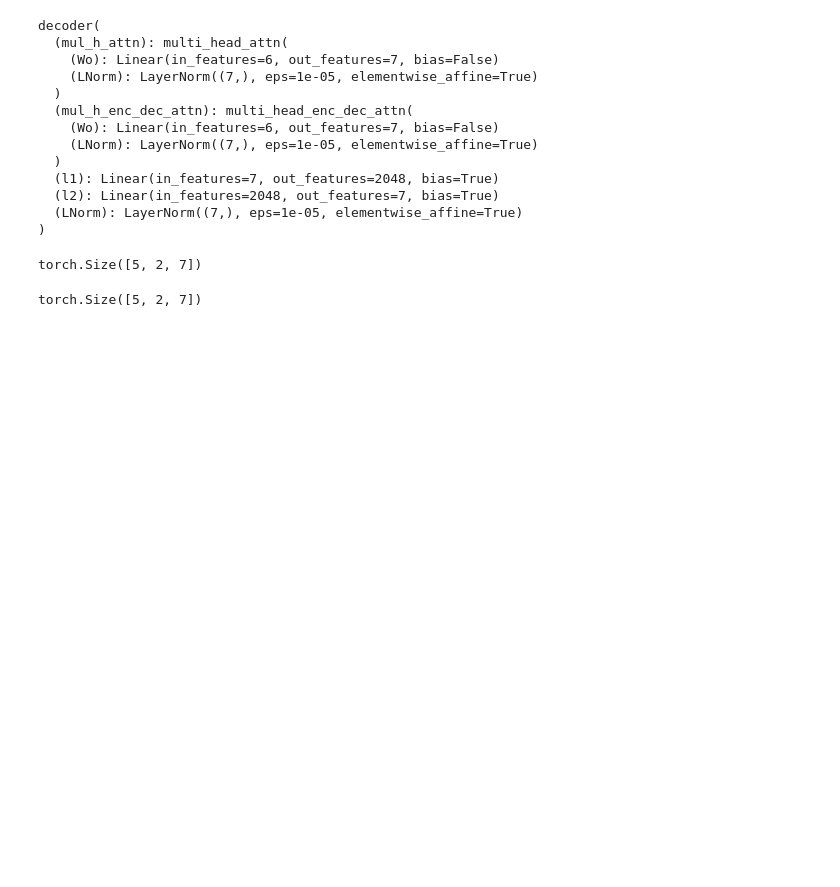
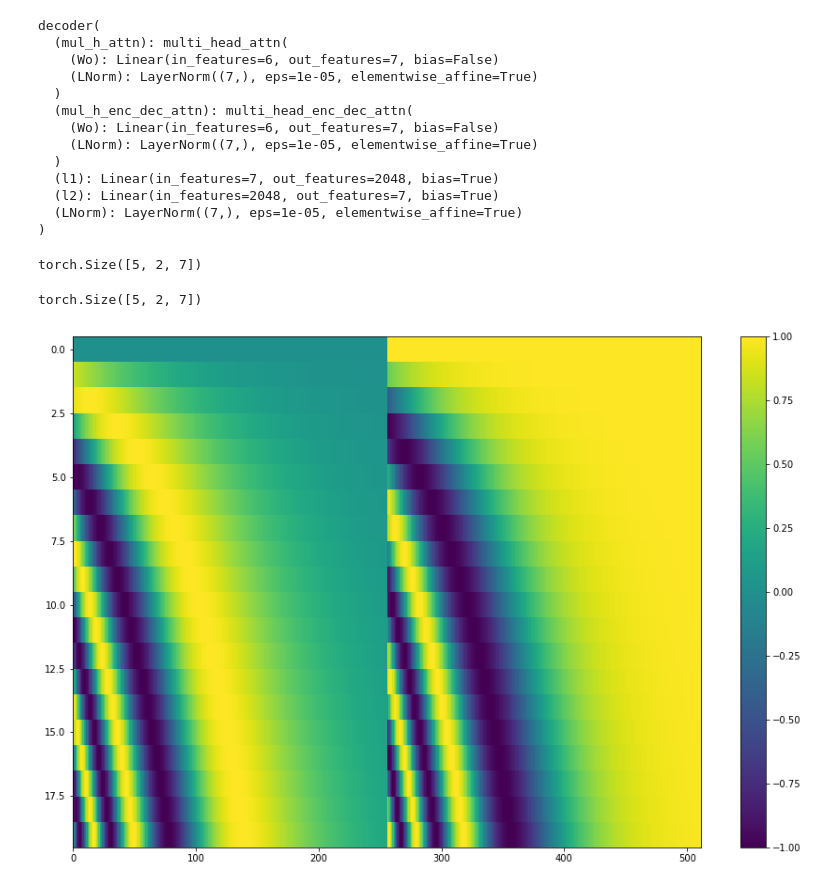
Before and after one commit to praritagarwal/Mini-Transformer, a Jupyter notebook: Mini Transformer.ipynb, the cells around one changed output. Drawn from its saved outputs; the diff is of its cells as text; code cells hidden in the pictures; blank space fills up the shorter version.

Commit message:
Add function for positional encoding

```diff
--- a/Mini Transformer.ipynb
+++ b/Mini Transformer.ipynb
@@ -709,3 +709,21 @@ torch.Size([5, 2, 7])
 dec_out.shape
 # %% [output]
 torch.Size([5, 2, 7])
+# %%
+def positional_encoding(emb_dim, seq_len):
+    posts = torch.arange(seq_len).unsqueeze(1)
+    pows = 10000**(torch.arange(emb_dim//2)/float(emb_dim))
+    mat = posts/pows # rows = position in the sequence , # col = index along the embedding space
+    first_half = torch.sin(mat)
+    second_half = torch.cos(mat)
+    out = torch.cat((first_half, second_half), dim = 1)
+    return out
+# %%
+mm = positional_encoding(512,20)
+# %%
+plt.figure(figsize = (15,10))
+plt.imshow(mm.numpy(), aspect = 'auto')
+plt.colorbar()
+plt.show()
+# %% [output]
+[figure, added]
```
Also changed, not shown: parts of 3 cells of this notebook.
